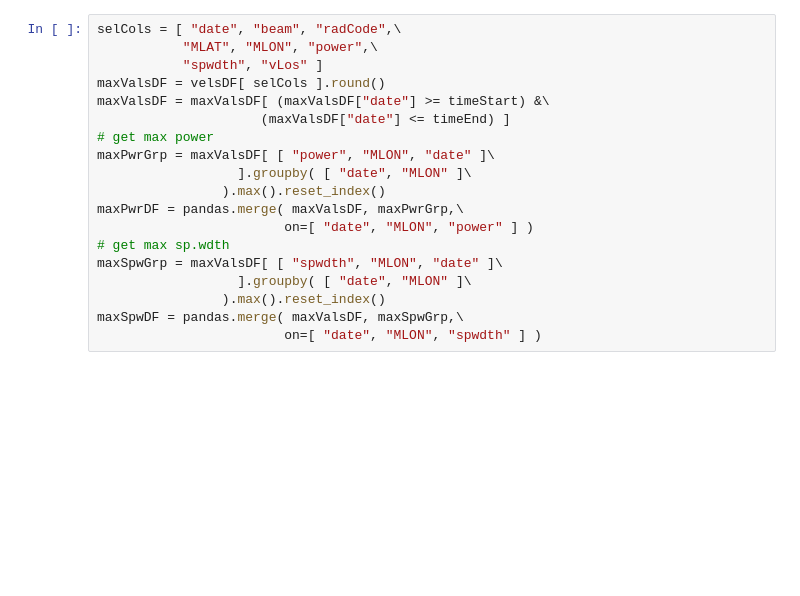
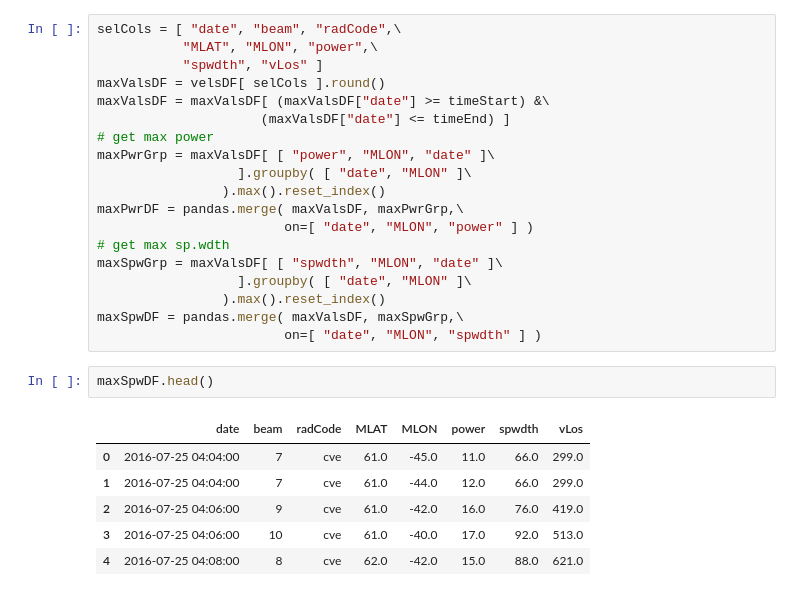
Before and after one commit to bharatreddy/steve, a Jupyter notebook: ipy/pwr_spw.ipynb, the cells around one changed output. Saved outputs shown, nothing was run; the diff lists cells and outputs as text; blank space fills up the shorter version.

```diff
--- a/ipy/pwr_spw.ipynb
+++ b/ipy/pwr_spw.ipynb
@@ -166,3 +166,12 @@ maxSpwGrp = maxValsDF[ [ "spwdth", "MLON", "date" ]\
                 ).max().reset_index()
 maxSpwDF = pandas.merge( maxValsDF, maxSpwGrp,\
                         on=[ "date", "MLON", "spwdth" ] )
+# %%
+maxSpwDF.head()
+# %% [output]
+|  | date | beam | radCode | MLAT | MLON | power | spwdth | vLos |
+| 0 | 2016-07-25 04:04:00 | 7 | cve | 61.0 | -45.0 | 11.0 | 66.0 | 299.0 |
+| 1 | 2016-07-25 04:04:00 | 7 | cve | 61.0 | -44.0 | 12.0 | 66.0 | 299.0 |
+| 2 | 2016-07-25 04:06:00 | 9 | cve | 61.0 | -42.0 | 16.0 | 76.0 | 419.0 |
+| 3 | 2016-07-25 04:06:00 | 10 | cve | 61.0 | -40.0 | 17.0 | 92.0 | 513.0 |
+| 4 | 2016-07-25 04:08:00 | 8 | cve | 62.0 | -42.0 | 15.0 | 88.0 | 621.0 |
```
Also changed, not shown: 10 other files.
